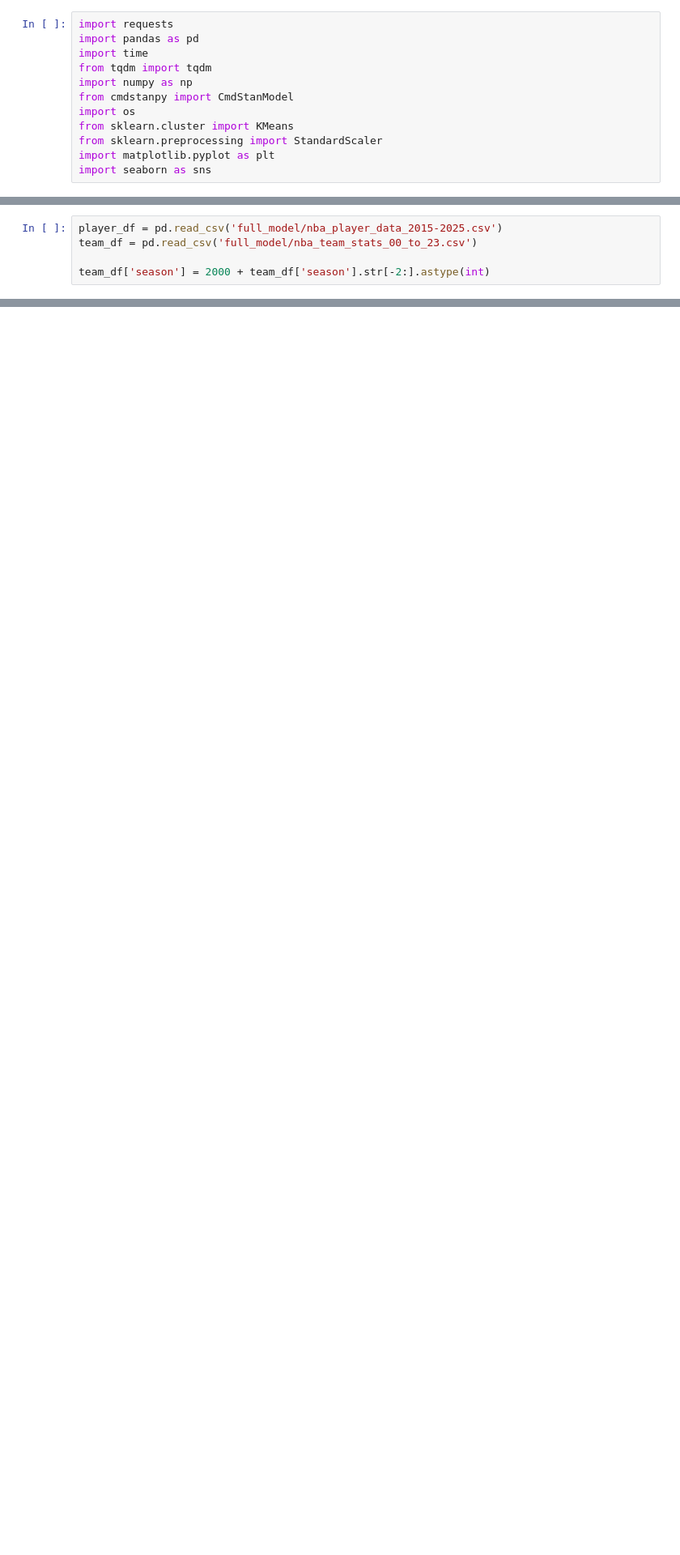
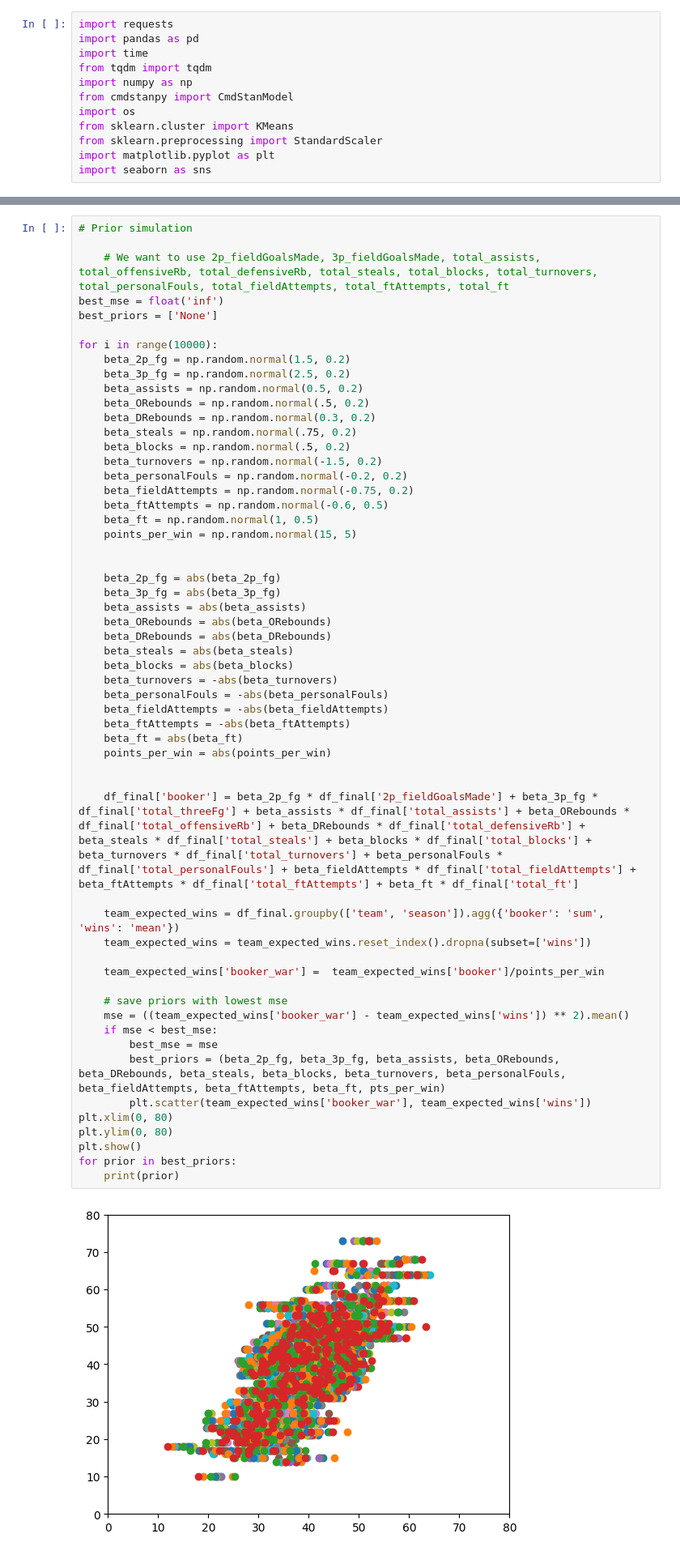
Before and after one commit to Reece236/BOOKER, a Jupyter notebook: full_model/notebook.ipynb, the cells around one changed output, grey strips where cells are left out. Shown at 81% size. Cells and saved outputs as stored; diff of their text form; blank space fills up the shorter version.

Commit message:
updated full model

```diff
--- a/full_model/notebook.ipynb
+++ b/full_model/notebook.ipynb
@@ -125,8 +187,3 @@ if __name__ == "__main__":
-# %%
-player_df = pd.read_csv('full_model/nba_player_data_2015-2025.csv')
-team_df = pd.read_csv('full_model/nba_team_stats_00_to_23.csv')
-
-team_df['season'] = 2000 + team_df['season'].str[-2:].astype(int)
 # %%
 nba_2025_team_stats = [
     {'Team': 'Cleveland Cavaliers', 'games_played': 82, 'wins': 64, 'losses': 18, 'Min': 19755, 'points': 9999, 'field_goals_made': 3652, 'field_goals_attempted': 7444, 'field_goal_percentage': 0.491, 'three_pointers_made': 1303, 'three_pointers_attempted': 3401, 'three_point_percentage': 0.383, 'free_throws_made': 1392, 'free_throw_attempted': 1793, 'free_throw_percentage': 0.776, 'offensive_rebounds': 917, 'defensive_rebounds': 2806, 'rebounds': 3723, 'assists': 2304, 'turnovers': 1082, 'steals': 670, 'blocks': 350, 'personal_fouls': 1487, 'season': 2025},
@@ -472,0 +469,58 @@ df_season
+# %%
+# Prior simulation
+
+    # We want to use 2p_fieldGoalsMade, 3p_fieldGoalsMade, total_assists, total_offensiveRb, total_defensiveRb, total_steals, total_blocks, total_turnovers, total_personalFouls, total_fieldAttempts, total_ftAttempts, total_ft
+best_mse = float('inf')
+best_priors = ['None']
+
+for i in range(10000):
+    beta_2p_fg = np.random.normal(1.5, 0.2)
+    beta_3p_fg = np.random.normal(2.5, 0.2)
+    beta_assists = np.random.normal(0.5, 0.2)
+    beta_ORebounds = np.random.normal(.5, 0.2)
+    beta_DRebounds = np.random.normal(0.3, 0.2)
+    beta_steals = np.random.normal(.75, 0.2)
+    beta_blocks = np.random.normal(.5, 0.2)
+    beta_turnovers = np.random.normal(-1.5, 0.2)
+    beta_personalFouls = np.random.normal(-0.2, 0.2)
+    beta_fieldAttempts = np.random.normal(-0.75, 0.2)
+    beta_ftAttempts = np.random.normal(-0.6, 0.5)
+    beta_ft = np.random.normal(1, 0.5)
+    points_per_win = np.random.normal(15, 5)
+
+
+    beta_2p_fg = abs(beta_2p_fg)
+    beta_3p_fg = abs(beta_3p_fg)
+    beta_assists = abs(beta_assists)
+    beta_ORebounds = abs(beta_ORebounds)
+    beta_DRebounds = abs(beta_DRebounds)
+    beta_steals = abs(beta_steals)
+    beta_blocks = abs(beta_blocks)
+    beta_turnovers = -abs(beta_turnovers)
+    beta_personalFouls = -abs(beta_personalFouls)
+    beta_fieldAttempts = -abs(beta_fieldAttempts)
+    beta_ftAttempts = -abs(beta_ftAttempts)
+    beta_ft = abs(beta_ft)
+    points_per_win = abs(points_per_win)
+
+
+    df_final['booker'] = beta_2p_fg * df_final['2p_fieldGoalsMade'] + beta_3p_fg * df_final['total_threeFg'] + beta_assists * df_final['total_assists'] + beta_ORebounds * df_final['total_offensiveRb'] + beta_DRebounds * df_final['total_defensiveRb'] + beta_steals * df_final['total_steals'] + beta_blocks * df_final['total_blocks'] + beta_turnovers * df_final['total_turnovers'] + beta_personalFouls * df_final['total_personalFouls'] + beta_fieldAttempts * df_final['total_fieldAttempts'] + beta_ftAttempts * df_final['total_ftAttempts'] + beta_ft * df_final['total_ft']
+
+    team_expected_wins = df_final.groupby(['team', 'season']).agg({'booker': 'sum', 'wins': 'mean'})
+    team_expected_wins = team_expected_wins.reset_index().dropna(subset=['wins'])
+
+    team_expected_wins['booker_war'] =  team_expected_wins['booker']/points_per_win
+
+    # save priors with lowest mse
+    mse = ((team_expected_wins['booker_war'] - team_expected_wins['wins']) ** 2).mean()
+    if mse < best_mse:
+        best_mse = mse
+        best_priors = (beta_2p_fg, beta_3p_fg, beta_assists, beta_ORebounds, beta_DRebounds, beta_steals, beta_blocks, beta_turnovers, beta_personalFouls, beta_fieldAttempts, beta_ftAttempts, beta_ft, pts_per_win)
+        plt.scatter(team_expected_wins['booker_war'], team_expected_wins['wins'])
+plt.xlim(0, 80)
+plt.ylim(0, 80)
+plt.show()
+for prior in best_priors:
+    print(prior)
+# %% [output]
+[figure, added]
```
Also changed, not shown: parts of 19 cells of this notebook, 8 other files.
